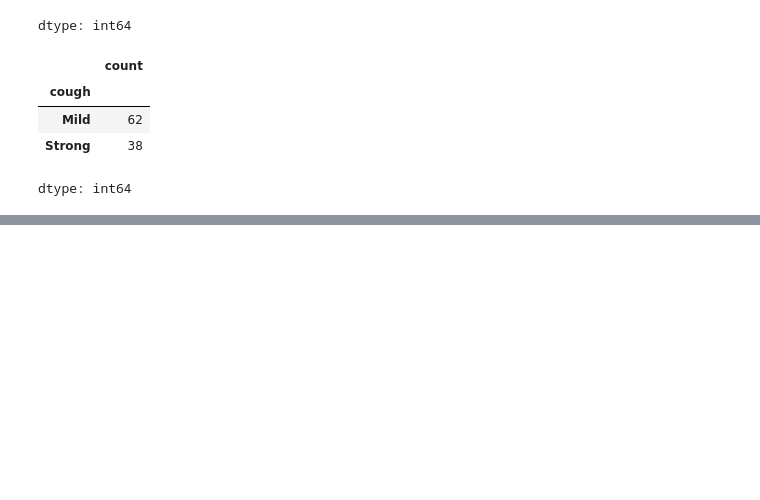
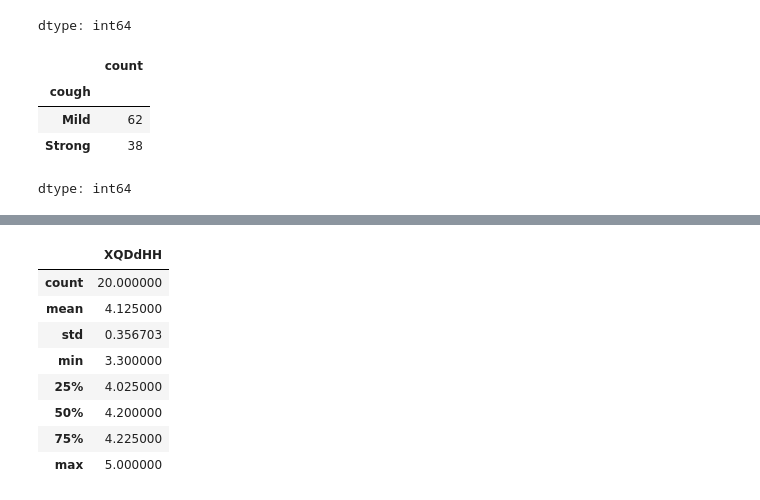
Before and after one commit to Gursewak-S/Advance-Python, a Jupyter notebook: Pandas.ipynb, the cells around one changed output, grey strips where cells are left out. Saved outputs shown, nothing was run; the diff lists cells and outputs as text; code cells hidden in the pictures; blank space fills up the shorter version.

```diff
--- a/Pandas.ipynb
+++ b/Pandas.ipynb
@@ -332,0 +383,12 @@ dtype: int64
+# %%
+data.describe()
+# %% [output]
+|  | XQDdHH |
+| count | 20.000000 |
+| mean | 4.125000 |
+| std | 0.356703 |
+| min | 3.300000 |
+| 25% | 4.025000 |
+| 50% | 4.200000 |
+| 75% | 4.225000 |
+| max | 5.000000 |
```
Also changed, not shown: parts of 9 cells of this notebook.
